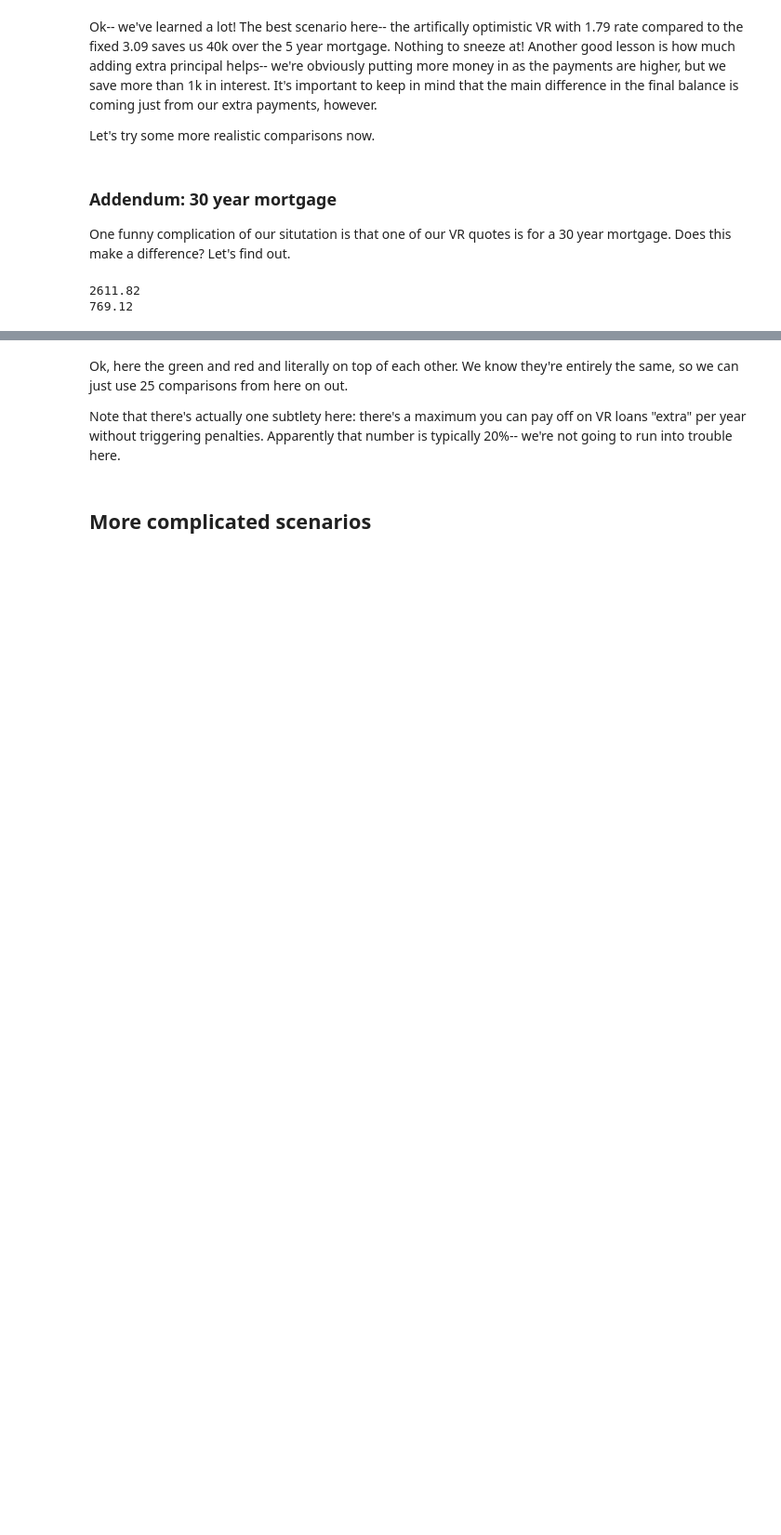
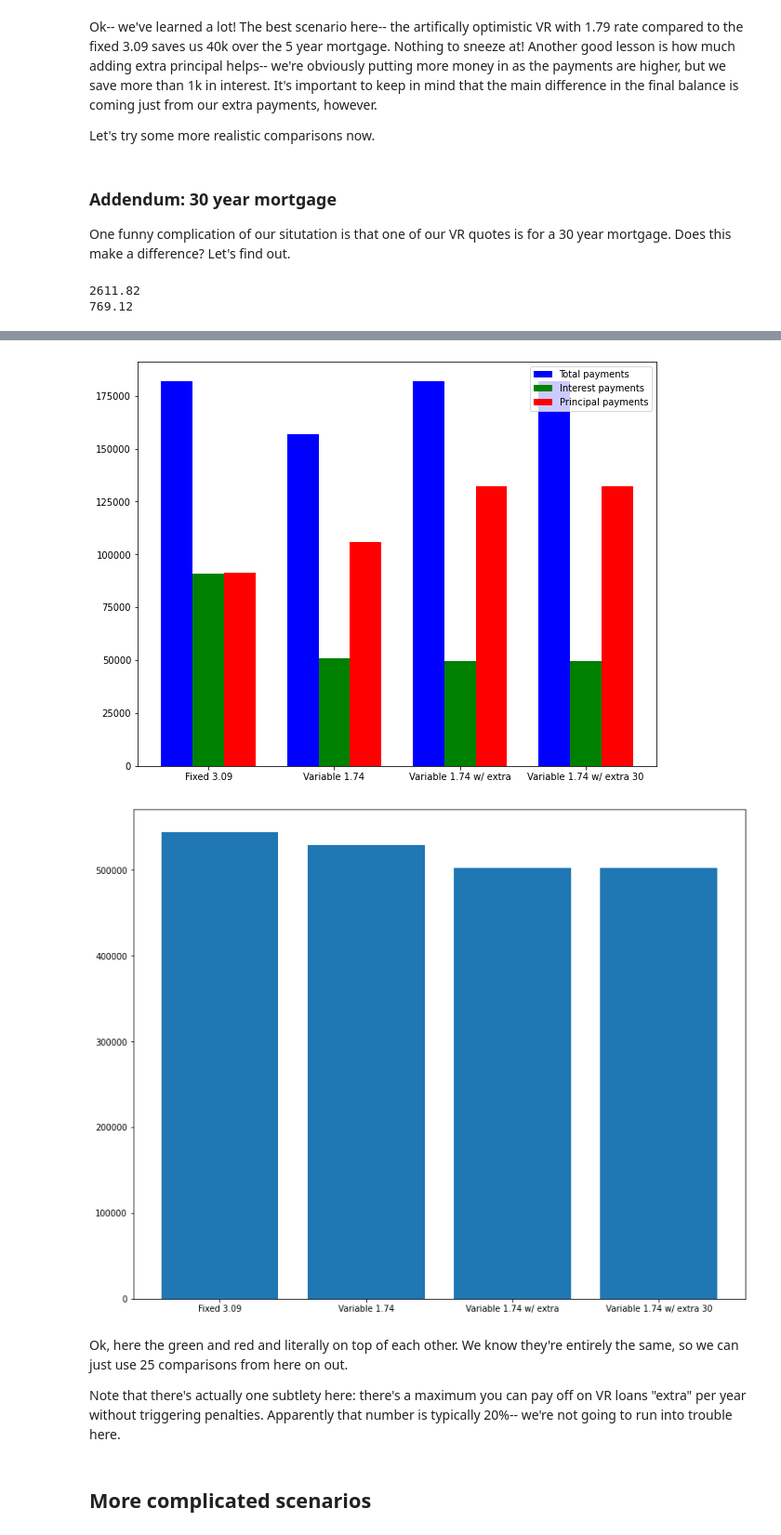
Before and after one commit to mswiatlo/mortgagecalc, a Jupyter notebook: compare_rates_final.ipynb, the cells around one changed output, grey strips where cells are left out. Shown at 93% size. Saved outputs shown, nothing was run; the diff lists cells and outputs as text; code cells hidden in the pictures; blank space fills up the shorter version.

Commit message:
more work on summary plots

```diff
--- a/compare_rates_final.ipynb
+++ b/compare_rates_final.ipynb
@@ -111,7 +113,7 @@ output_variable_base_extra_30 = ct.calculate_monthly_amortization(635000, variab
 basic_comparison = [output_fixed, output_variable_base, output_variable_base_extra, output_variable_base_extra_30]
 basic_labels = ['Fixed 3.09', 'Variable 1.74', 'Variable 1.74 w/ extra', 'Variable 1.74 w/ extra 30']
 
-ct.make_plots(basic_comparison, basic_labels)
+ct.make_plots_vs_time(basic_comparison, basic_labels)
 ct.make_summary(basic_comparison, basic_labels)
 # %% [output]
 2611.82
@@ -131,5 +133,7 @@ For Variable 1.74 w/ extra 30, your final balance is 502594.14000000013. You pai
 
 Out of the above choices, Variable 1.74 w/ extra has the best final balance, at 502594.14000000013. This gives 41104.83 of savings compared to the worst scenario, Fixed 3.09.
+[figure, added]
+[figure, added]
 # %% [markdown]
 Ok, here the green and red and literally on top of each other. We know they're entirely the same, so we can just use 25 comparisons from here on out.
 
```
Also changed, not shown: parts of 5 cells of this notebook, 1 other file.
